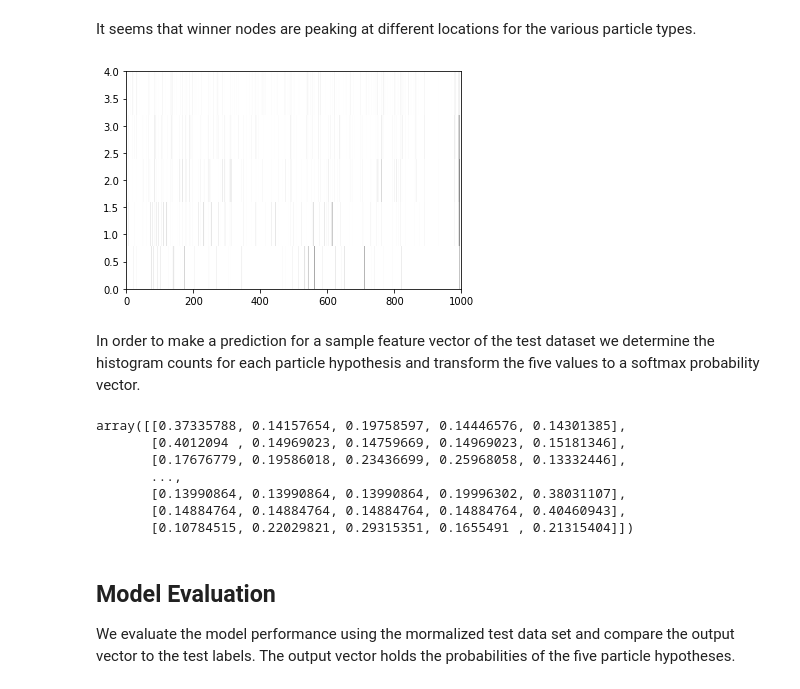
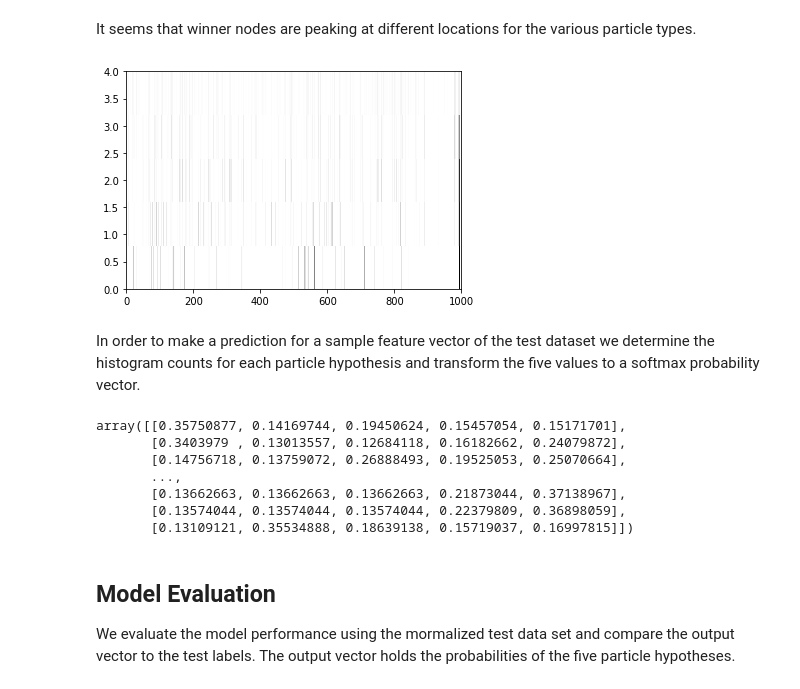
Before and after one commit to marcelkunze/notebooks-ipa, a Jupyter notebook: pidu.ipynb, the cells around one changed output. Saved outputs shown, nothing was run; the diff lists cells and outputs as text; code cells hidden in the pictures.

```diff
--- a/pidu.ipynb
+++ b/pidu.ipynb
@@ -221,12 +224,12 @@ kmeans = KMeans(n_clusters=5, random_state=0).fit(weights)
 kpred_labels = kmeans.predict(train)
 kpredictions = tf.keras.utils.to_categorical(weights)
 # %%
-def winner_node(graph,sample):
+def winner_node(graph,sample,n=1):
     nodes = graph.nodes
     weights = np.concatenate([node.weight for node in nodes])
     distance = np.linalg.norm(weights - sample, axis=1)
     neuron_ids = np.argsort(distance)
-    closest_neuron_id = neuron_ids[0]
+    closest_neuron_id = neuron_ids[0:n]
     return closest_neuron_id
 # %%
 def node_distance(graph,sample):
@@ -246,18 +249,20 @@ def node_distance(graph,sample):
 # %% [markdown]
 In order to determine the responsibility of the graph nodes wrt. a certain hypothesis we assign the training labels to the corresponding winner nodes of the training data. This is achieved by fillling a 2D histogram with the winner nodes vs. the training labels.
 # %%
+bestmatches = 2
+labels  = np.repeat(train_labels,bestmatches)
 winners = np.arange(0)
 for sample in train:
-    winners = np.append(winners, winner_node(model.graph,sample))
-
-histogram, xedges, yedges = np.histogram2d(winners,train_labels,bins=(len(model.graph.nodes),5))
+    winners = np.append(winners, winner_node(model.graph,sample,bestmatches))
 # %% [markdown]
 It seems that winner nodes are peaking at different locations for the various particle types.
 # %%
-plt.hist2d(winners,train_labels,bins=(len(model.graph.nodes),5),cmap='Greys')
+#labels = np.repeat(train_labels,bestmatches)
+histogram, xedges, yedges = np.histogram2d(winners,labels,bins=(len(model.graph.nodes),5))
+plt.hist2d(winners,labels,bins=(len(model.graph.nodes),5),cmap='Greys')
 plt.show()
 # %% [output]
-[figure, old version]
+[figure, new version]
 # %% [markdown]
 In order to make a prediction for a sample feature vector of the test dataset we determine the histogram counts for each particle hypothesis and transform the five values to a softmax probability vector.
 # %%
@@ -290,13 +294,13 @@ predictions = np.reshape(predictions, (-1, 5))
 # %%
 predictions
 # %% [output]
-array([[0.37335788, 0.14157654, 0.19758597, 0.14446576, 0.14301385],
-       [0.4012094 , 0.14969023, 0.14759669, 0.14969023, 0.15181346],
-       [0.17676779, 0.19586018, 0.23436699, 0.25968058, 0.13332446],
+array([[0.35750877, 0.14169744, 0.19450624, 0.15457054, 0.15171701],
+       [0.3403979 , 0.13013557, 0.12684118, 0.16182662, 0.24079872],
+       [0.14756718, 0.13759072, 0.26888493, 0.19525053, 0.25070664],
        ...,
-       [0.13990864, 0.13990864, 0.13990864, 0.19996302, 0.38031107],
-       [0.14884764, 0.14884764, 0.14884764, 0.14884764, 0.40460943],
-       [0.10784515, 0.22029821, 0.29315351, 0.1655491 , 0.21315404]])
+       [0.13662663, 0.13662663, 0.13662663, 0.21873044, 0.37138967],
+       [0.13574044, 0.13574044, 0.13574044, 0.22379809, 0.36898059],
+       [0.13109121, 0.35534888, 0.18639138, 0.15719037, 0.16997815]])
 # %% [markdown]
 ## Model Evaluation
 We evaluate the model performance using the mormalized test data set and compare the output vector to the test labels. The output vector holds the probabilities of the five particle hypotheses.
```
Also changed, not shown: parts of 11 cells of this notebook.
